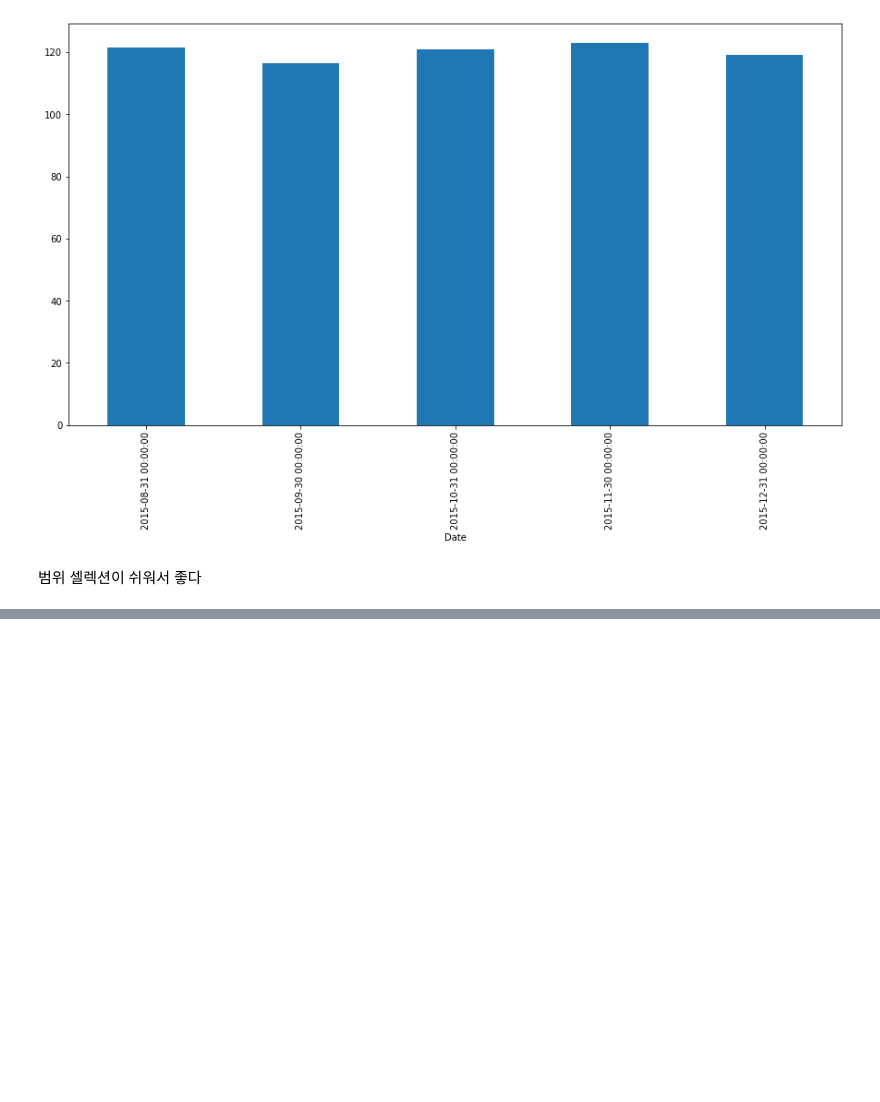
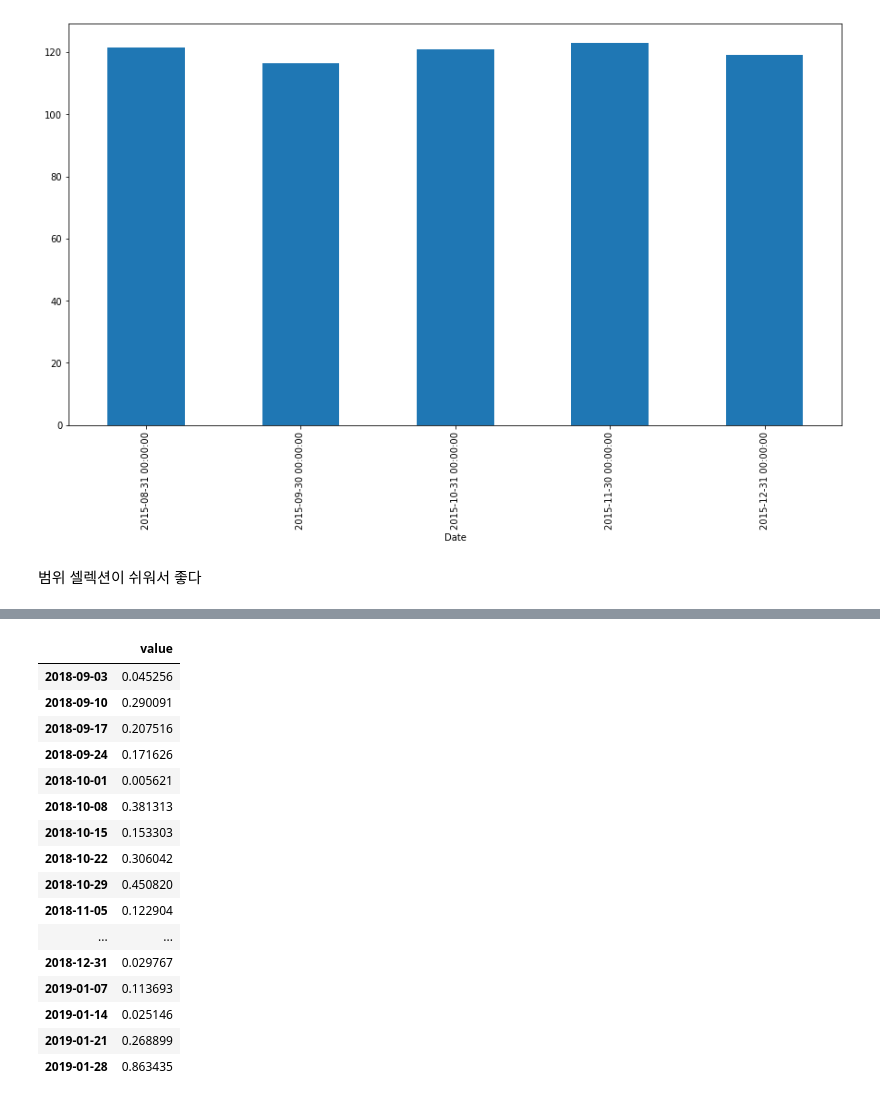
Before and after one commit to EdgeOfNetwork/TimeSeries, a Jupyter notebook: Tacademy/2강.ipynb, the cells around one changed output, grey strips where cells are left out. Saved outputs shown, nothing was run; the diff lists cells and outputs as text; code cells hidden in the pictures; blank space fills up the shorter version.

```diff
--- a/Tacademy/2강.ipynb
+++ b/Tacademy/2강.ipynb
@@ -318,0 +337,4 @@ df['Open']['2015-8':'2015-12'].resample('M').max().plot(kind='bar', figsize=(15,
+# %%
+daily_dataset= \
+pd.DataFrame({'value': np.random.rand(len(daily_daterange))},
+            index=daily_daterange)
@@ -318,0 +357,20 @@ df['Open']['2015-8':'2015-12'].resample('M').max().plot(kind='bar', figsize=(15,
+# %%
+daily_dataset.resample('W-MON').min() #다 월요일로 리샘플링된다
+# %% [output]
+|  | value |
+| 2018-09-03 | 0.045256 |
+| 2018-09-10 | 0.290091 |
+| 2018-09-17 | 0.207516 |
+| 2018-09-24 | 0.171626 |
+| 2018-10-01 | 0.005621 |
+| 2018-10-08 | 0.381313 |
+| 2018-10-15 | 0.153303 |
+| 2018-10-22 | 0.306042 |
+| 2018-10-29 | 0.450820 |
+| 2018-11-05 | 0.122904 |
+| ... | ... |
+| 2018-12-31 | 0.029767 |
+| 2019-01-07 | 0.113693 |
+| 2019-01-14 | 0.025146 |
+| 2019-01-21 | 0.268899 |
+| 2019-01-28 | 0.863435 |
```
Also changed, not shown: parts of 6 cells of this notebook.
